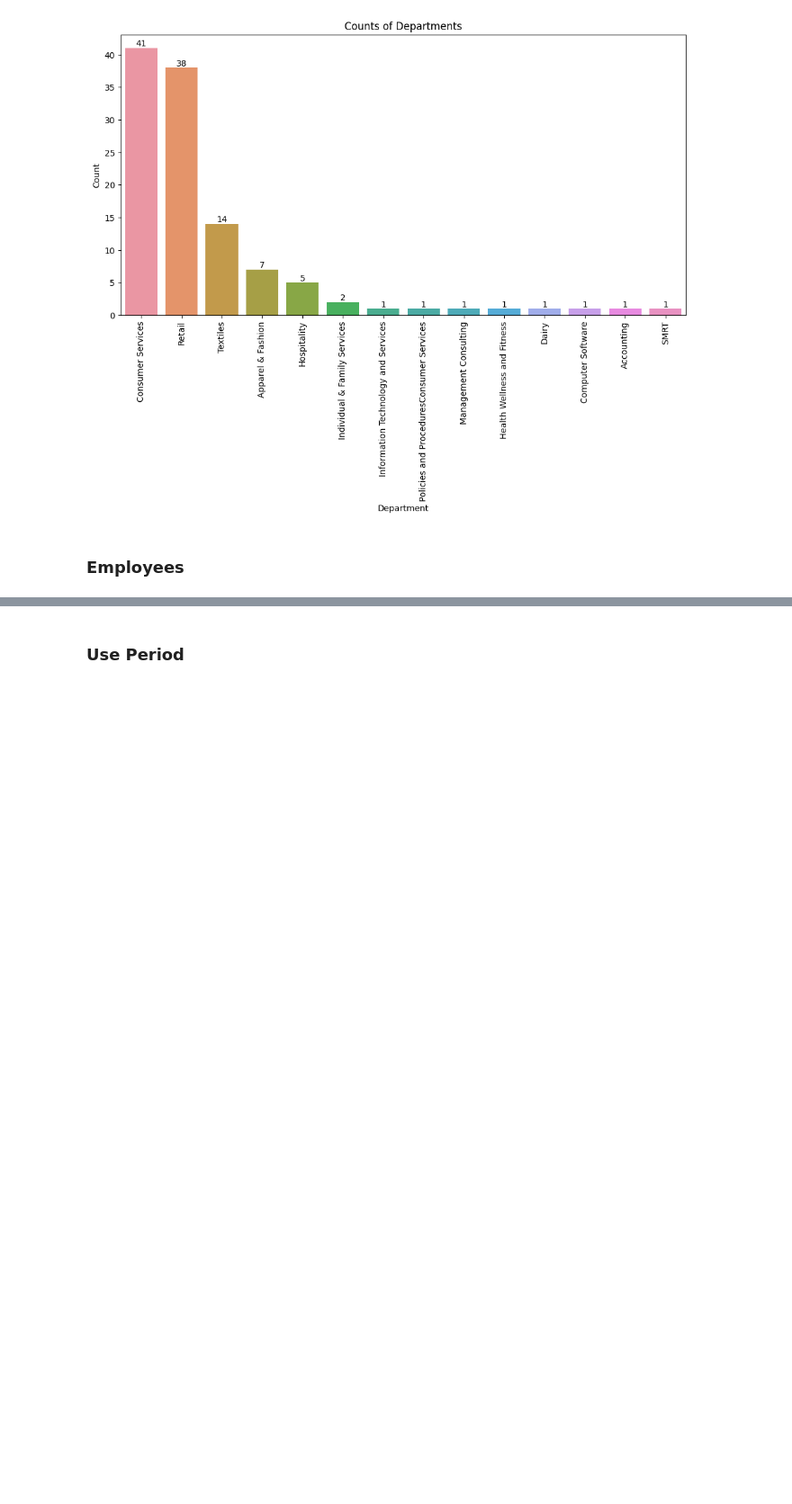
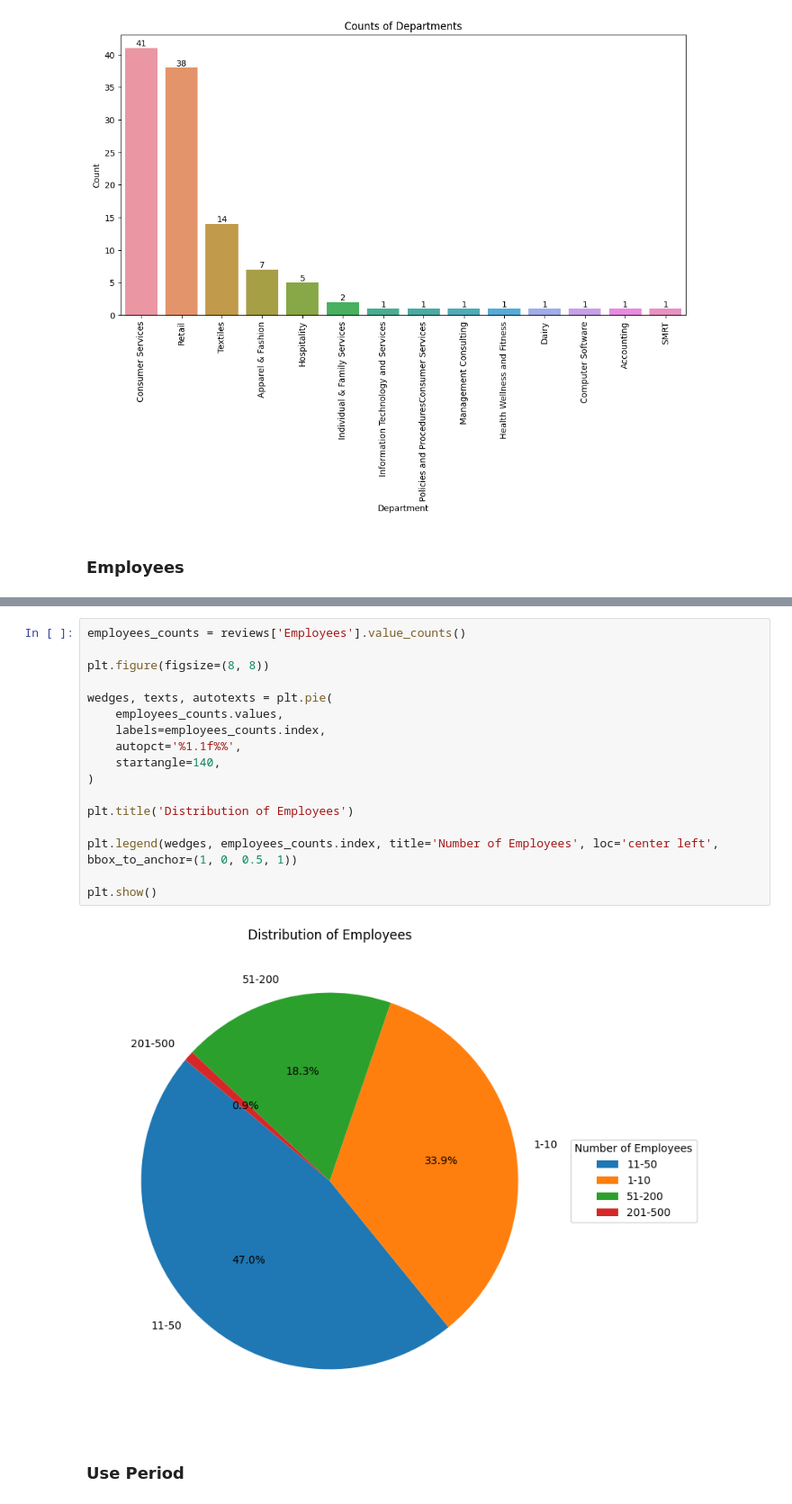
Before and after one commit to ArifAygun/Sentiment-Analysis-SMRT, a Jupyter notebook: SMRT_Statistical_Analysis.ipynb, the cells around one changed output, grey strips where cells are left out. Shown at 90% size. Cells and saved outputs as stored; diff of their text form; blank space fills up the shorter version.

```diff
--- a/SMRT_Statistical_Analysis.ipynb
+++ b/SMRT_Statistical_Analysis.ipynb
@@ -260,3 +260,22 @@ plt.show()
+# %%
+employees_counts = reviews['Employees'].value_counts()
+
+plt.figure(figsize=(8, 8))
+
+wedges, texts, autotexts = plt.pie(
+    employees_counts.values,
+    labels=employees_counts.index,
+    autopct='%1.1f%%',
+    startangle=140,
+)
+
+plt.title('Distribution of Employees')
+
+plt.legend(wedges, employees_counts.index, title='Number of Employees', loc='center left', bbox_to_anchor=(1, 0, 0.5, 1))
+
+plt.show()
+# %% [output]
+[figure, added]
 # %% [markdown]
 ### Use Period
 # %%
```
Also changed, not shown: parts of 8 cells of this notebook.
